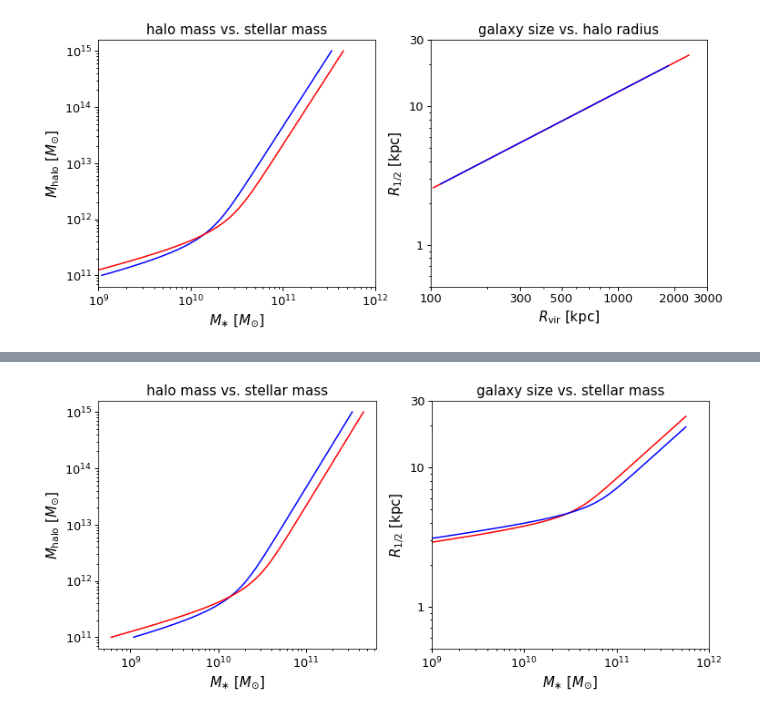
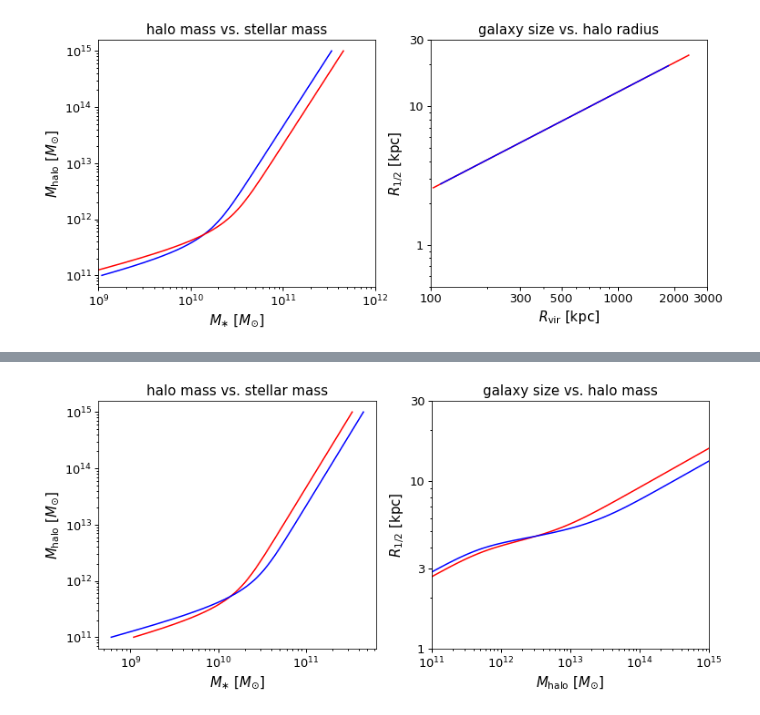
Before and after one commit to aphearin/galsize_models, a Jupyter notebook: notebooks/smhm_impact_on_rhalf_rhalo.ipynb, the cells around one changed output, grey strips where cells are left out. Saved outputs shown, nothing was run; the diff lists cells and outputs as text; code cells hidden in the pictures.

Commit message:
Added new figures showing impact of M*--Mh relation on R--M* relation

```diff
--- a/notebooks/smhm_impact_on_rhalf_rhalo.ipynb
+++ b/notebooks/smhm_impact_on_rhalf_rhalo.ipynb
@@ -78,46 +127,46 @@ norm_model1, alpha_model1 = 0.1, 0.7
 m10_model1 = 11.59
 rhalo_model1 = halo_radius_vs_stellar_mass(sm_abscissa)
 rhalf_model1 = component_size_vs_rhalo(rhalo_model1, norm_model1, alpha_model1)
+mhalo_model1 = halo_mass_from_stellar_mass(sm_abscissa, m0=m10_model1)
 
 norm_model2, alpha_model2 = 0.1, 0.7
 m10_model2 = 11.8
 rhalo_model2 = halo_radius_vs_stellar_mass(sm_abscissa, m10=m10_model2)
 rhalf_model2 = component_size_vs_rhalo(rhalo_model2, norm_model2, alpha_model2)
+mhalo_model2 = halo_mass_from_stellar_mass(sm_abscissa, m0=m10_model2)
 
 fig, (ax1, ax2) = plt.subplots(1, 2, figsize=(12, 5))
 
 __=ax1.loglog()
 __=ax2.loglog()
 
-__=ax2.plot(sm_abscissa, rhalf_model1, color='red')
-__=ax2.plot(sm_abscissa, rhalf_model2, color='blue')
+__=ax2.plot(mhalo_model1, rhalf_model1, color='red')
+__=ax2.plot(mhalo_model2, rhalf_model2, color='blue')
 
 mhalo_array = np.logspace(11, 15, 1000)
 
 smhm_model = Moster13SmHm()
 smhm_model.param_dict['m10'] = m10_model1
 __=ax1.plot(smhm_model.mean_stellar_mass(prim_haloprop=mhalo_array), mhalo_array,
-           color='blue')
+           color='red')
 
 smhm_model.param_dict['m10'] = m10_model2
 __=ax1.plot(smhm_model.mean_stellar_mass(prim_haloprop=mhalo_array), mhalo_array,
-           color='red')
+           color='blue')
 
-xlim2 = ax2.set_xlim(1e9, 1e12)
-ylim2 = ax2.set_ylim(0.5, 30)
-__=ax2.set_yticks((1, 10, 30))
+xlim2 = ax2.set_xlim(1e11, 1e15)
+ylim2 = ax2.set_ylim(1, 30)
+__=ax2.set_yticks((1, 3, 10, 30))
 from matplotlib import ticker
-# __=ax2.get_xaxis().set_major_formatter(ticker.ScalarFormatter())
-# __=ax2.get_xaxis().set_minor_formatter(ticker.NullFormatter())
 __=ax2.get_yaxis().set_major_formatter(ticker.ScalarFormatter())
 __=ax2.get_yaxis().set_minor_formatter(ticker.NullFormatter())
 
 xlabel1 = ax1.set_xlabel(r'$M_{\ast}$ $[M_{\odot}]$')
 ylabel1 = ax1.set_ylabel(r'$M_{\rm halo}$ $[M_{\odot}]$')
 title1 = ax1.set_title('halo mass vs. stellar mass')
 
-xlabel2 = ax2.set_xlabel(r'$M_{\ast}$ $[M_{\odot}]$')
+xlabel2 = ax2.set_xlabel(r'$M_{\rm halo}$ $[M_{\odot}]$')
 ylabel2 = ax2.set_ylabel(r'$R_{1/2}$ [kpc]')
-title2 = ax2.set_title('galaxy size vs. stellar mass')
+title2 = ax2.set_title('galaxy size vs. halo mass')
 # %% [output]
-[figure, old version]
+[figure, new version]
```
Also changed, not shown: parts of 5 cells of this notebook, 3 other files.
